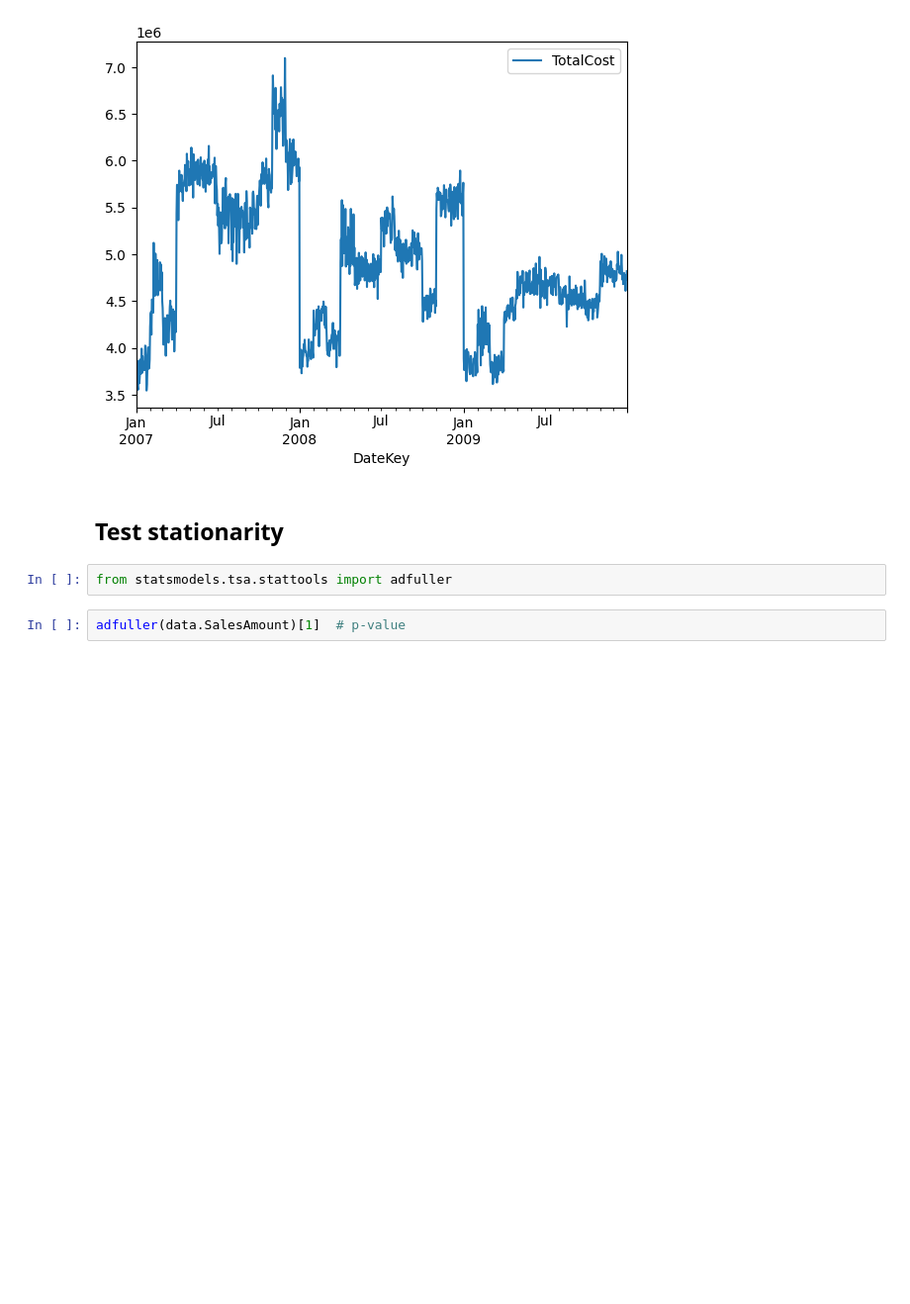
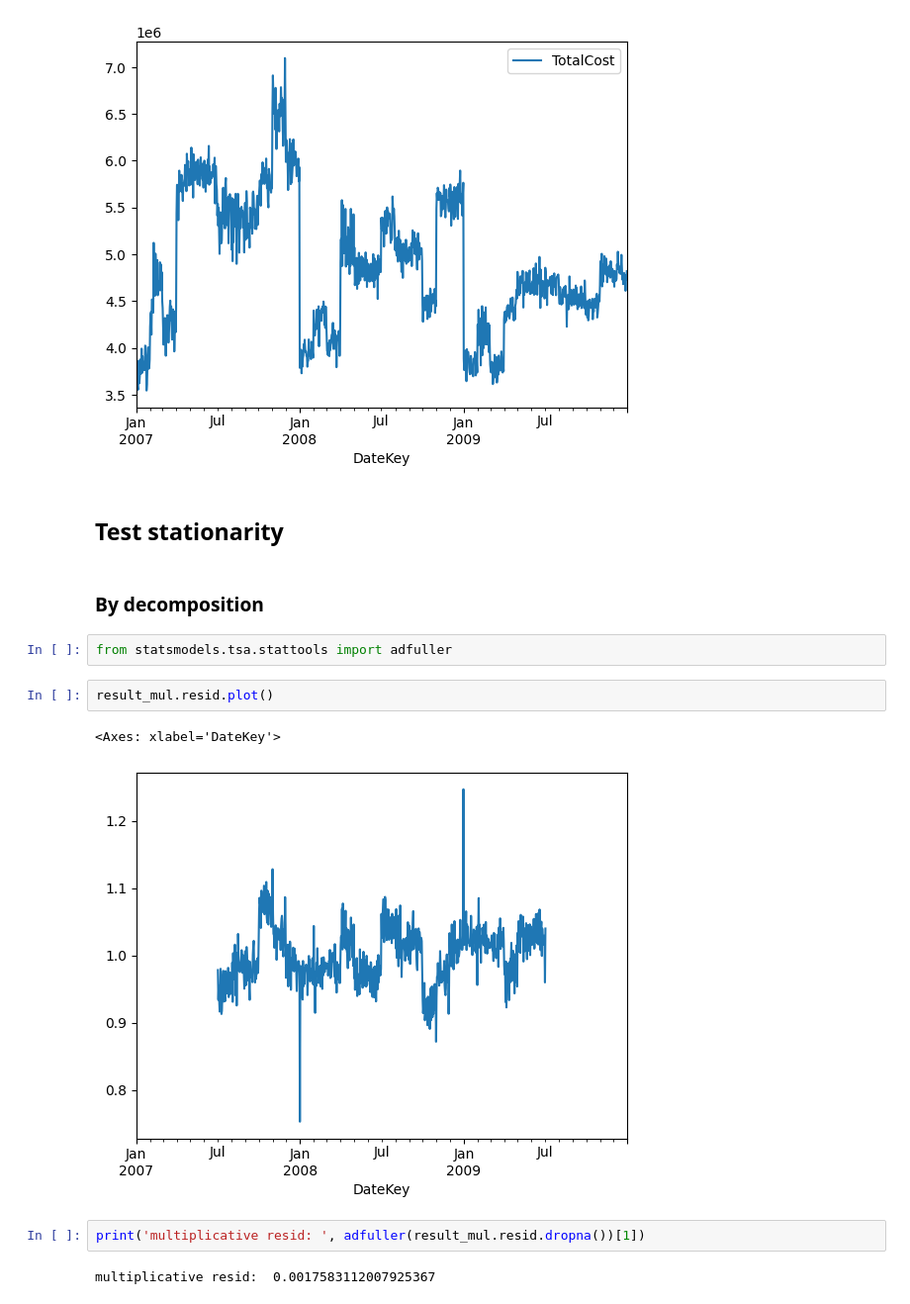
Before and after one commit to kai-pre/sales-ninja, a Jupyter notebook: notebooks/kai_timeseries-mvp.ipynb, the cells around one changed output. Shown: that part at 99% size. Cells and saved outputs as stored; diff of their text form; blank space fills up the shorter version.

```diff
--- a/notebooks/kai_timeseries-mvp.ipynb
+++ b/notebooks/kai_timeseries-mvp.ipynb
@@ -203,7 +215,16 @@ data_seasonal.plot(y = "TotalCost")
 [figure]
 # %% [markdown]
 ## Test stationarity
-# %%
-from statsmodels.tsa.stattools import adfuller
-# %%
-adfuller(data.SalesAmount)[1]  # p-value
+# %% [markdown]
+### By decomposition
+# %%
+from statsmodels.tsa.stattools import adfuller
+# %%
+result_mul.resid.plot()
+# %% [output]
+<Axes: xlabel='DateKey'>
+[figure, added]
+# %%
+print('multiplicative resid: ', adfuller(result_mul.resid.dropna())[1])
+# %% [output]
+multiplicative resid:  0.0017583112007925367
```
Also changed, not shown: parts of 42 cells of this notebook.
